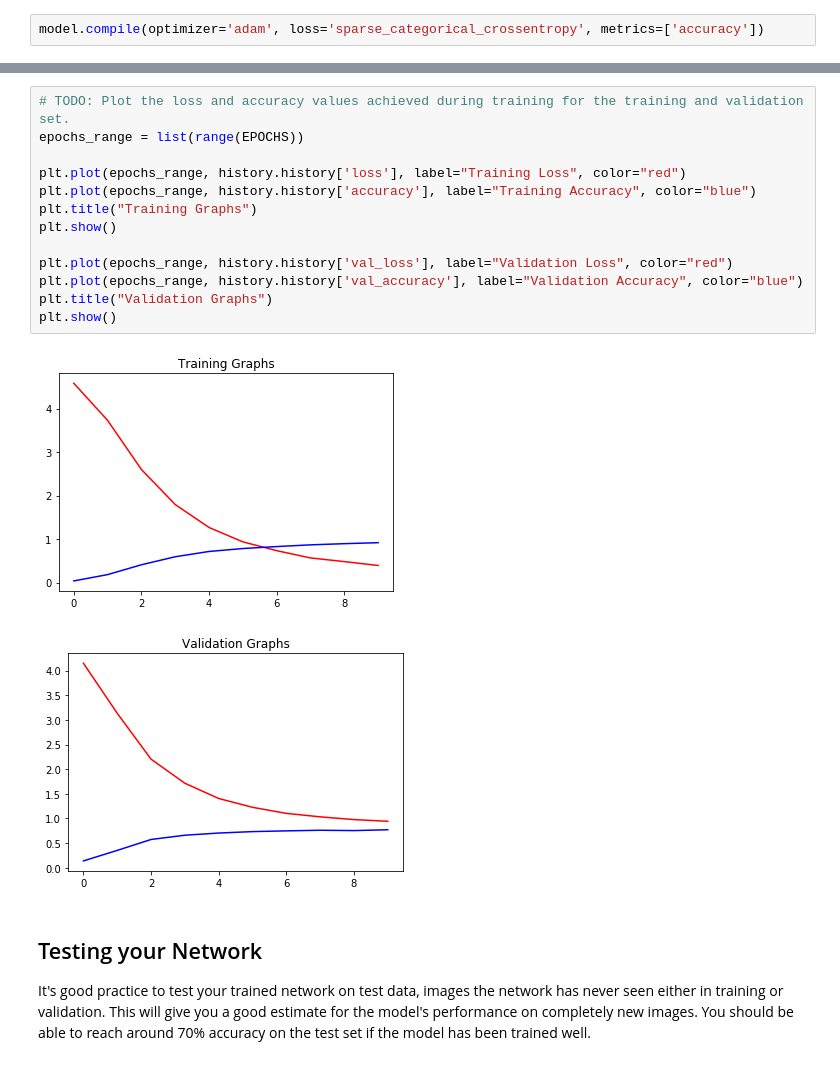
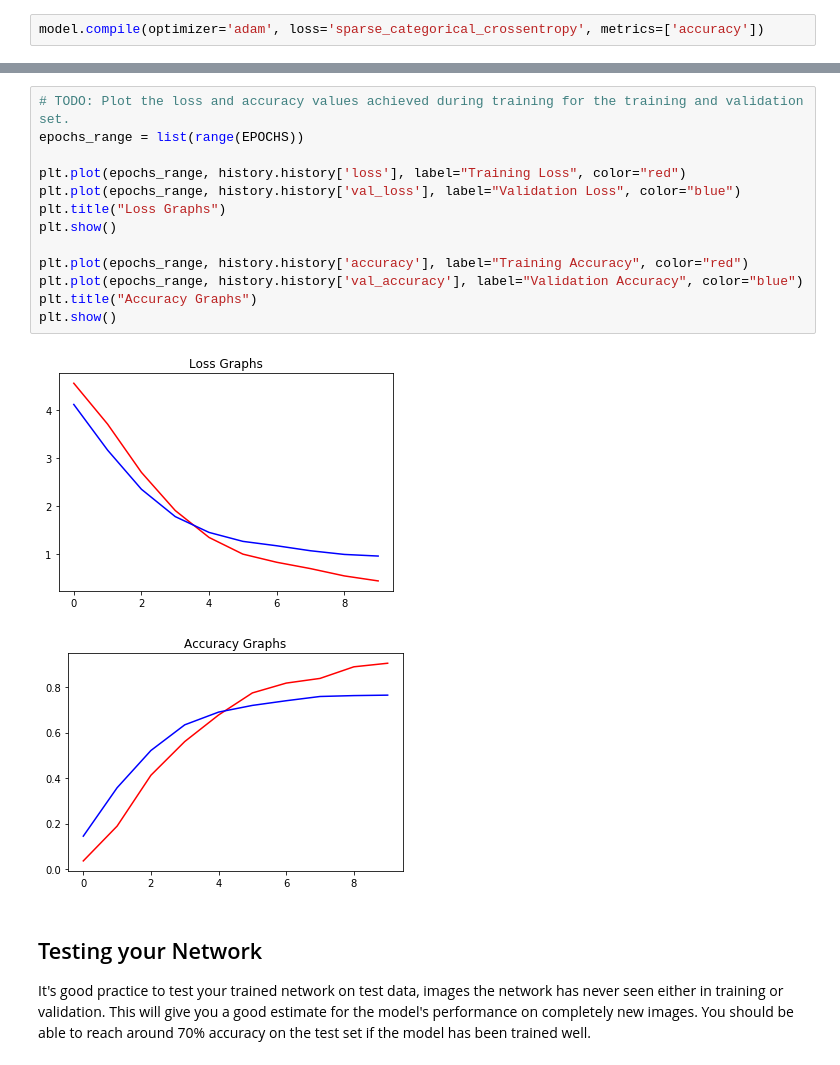
Before and after one commit to sanjitschouhan/intro-to-ml-tensorflow, a Jupyter notebook: projects/p2_image_classifier/Project_Image_Classifier_Project.ipynb, the cells around one changed output, grey strips where cells are left out. Saved outputs shown, nothing was run; the diff lists cells and outputs as text.

```diff
--- a/projects/p2_image_classifier/Project_Image_Classifier_Project.ipynb
+++ b/projects/p2_image_classifier/Project_Image_Classifier_Project.ipynb
@@ -237,19 +222,19 @@ Epoch 10/10
 # %%
 # TODO: Plot the loss and accuracy values achieved during training for the training and validation set.
 epochs_range = list(range(EPOCHS))
 
 plt.plot(epochs_range, history.history['loss'], label="Training Loss", color="red")
-plt.plot(epochs_range, history.history['accuracy'], label="Training Accuracy", color="blue")
-plt.title("Training Graphs")
+plt.plot(epochs_range, history.history['val_loss'], label="Validation Loss", color="blue")
+plt.title("Loss Graphs")
 plt.show()
 
-plt.plot(epochs_range, history.history['val_loss'], label="Validation Loss", color="red")
+plt.plot(epochs_range, history.history['accuracy'], label="Training Accuracy", color="red")
 plt.plot(epochs_range, history.history['val_accuracy'], label="Validation Accuracy", color="blue")
-plt.title("Validation Graphs")
+plt.title("Accuracy Graphs")
 plt.show()
 # %% [output]
-[figure, old version]
+[figure, new version]
-[figure, old version]
+[figure, new version]
 # %% [markdown]
 ## Testing your Network
 
```
Also changed, not shown: parts of 8 cells of this notebook, 3 other files.
